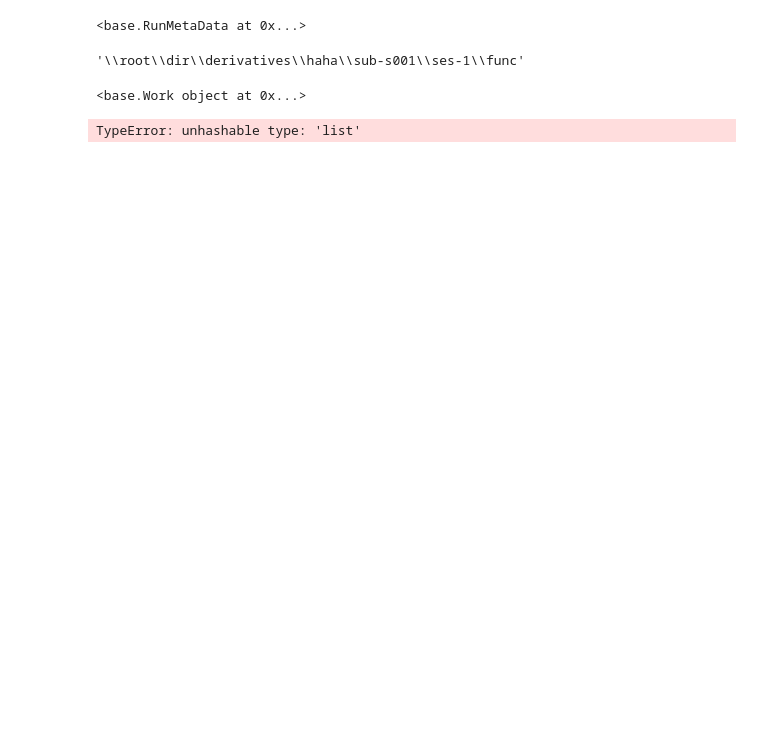
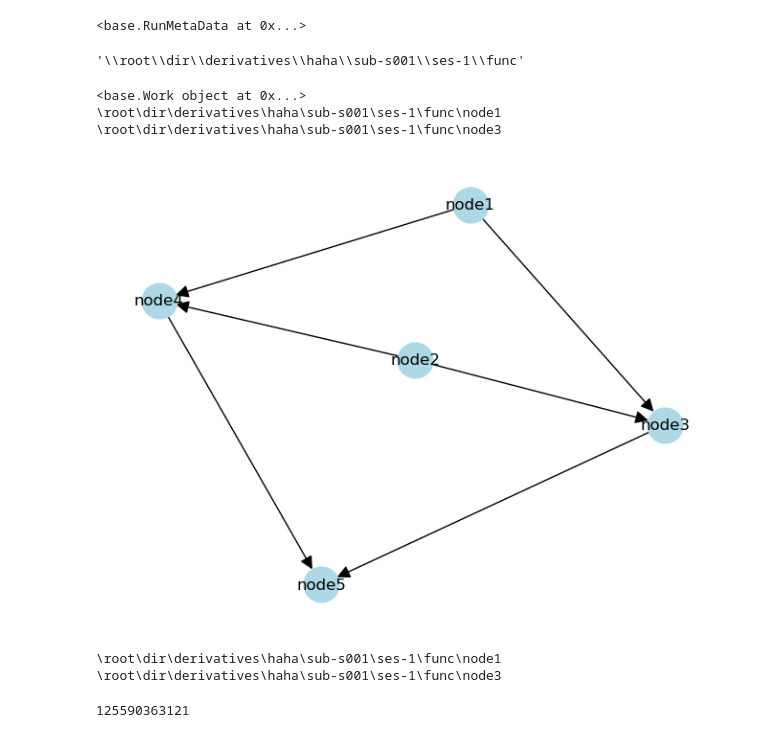
Before and after one commit to shaobingchen/mri_workflow, a Jupyter notebook: test.ipynb, the cells around one changed output. Cells and saved outputs as stored; diff of their text form; code cells hidden in the pictures; blank space fills up the shorter version.

```diff
--- a/test.ipynb
+++ b/test.ipynb
@@ -17,13 +17,38 @@ test_node3 = Node("node3", describe= "testnode3", suffix="suffix3")
 test_node4 = Node("node4", describe= "testnode4", suffix="suffix4")
 test_node5 = Node("node5", describe= "testnode5", suffix="suffix5")
 # %%
-test_work1 = Work("work1", [test_node1, test_node2], [test_node3, test_node4], test_metadata)
-test_work2 = Work("work2", [test_node3, test_node4], [test_node5], test_metadata)
+test_work1 = Work("work1", [test_node1, test_node2], [test_node3, test_node4])
+test_work2 = Work("work2", [test_node3, test_node4], [test_node5])
+def action1(input_nodes, output_nodes, run_metadata):
+    print(f"{os.path.join(run_metadata.derivatives_path, input_nodes[0].name)}")
+
+test_work1.action = action1
+test_work2.action = action1
 # %%
 test_workflow = Workflow()
 print(test_work1)
 test_workflow.add_work(test_work1)
 test_workflow.add_work(test_work2)
+test_workflow.run(test_metadata)
 # %% [output]
 <base.Work object at 0x...>
+\root\dir\derivatives\haha\sub-s001\ses-1\func\node1
+\root\dir\derivatives\haha\sub-s001\ses-1\func\node3
-TypeError: unhashable type: 'list'
+# %%
+test_workflow.draw_graph()
+# %% [output]
+[figure, added]
+# %%
+workflow1 = Workflow()
+workflow2 = Workflow()
+workflow1.add_work(test_work1)
+workflow2.add_work(test_work2)
+merged_workflow = Workflow.merge_workflow(workflow1, workflow2)
+merged_workflow.run(test_metadata)
+get_common_nodes_name(workflow1, workflow2)
+
+workflow1.__hash__()
+# %% [output]
+\root\dir\derivatives\haha\sub-s001\ses-1\func\node1
+\root\dir\derivatives\haha\sub-s001\ses-1\func\node3
+125590363121
```
